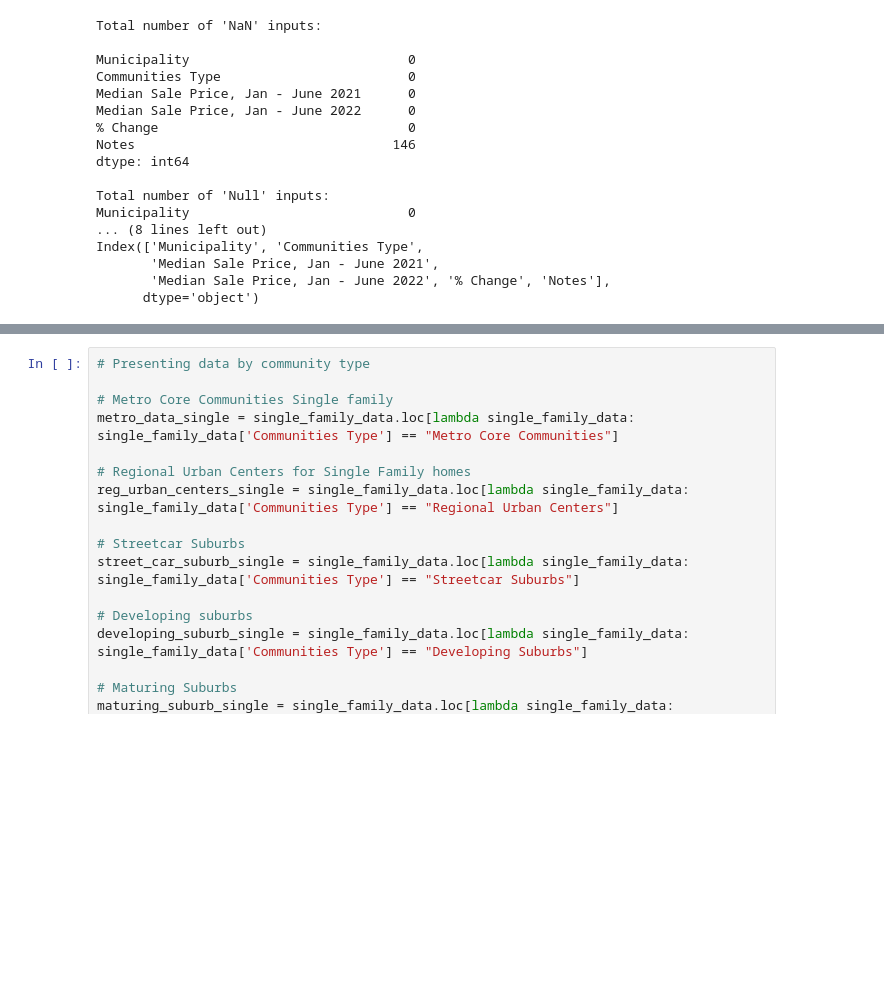
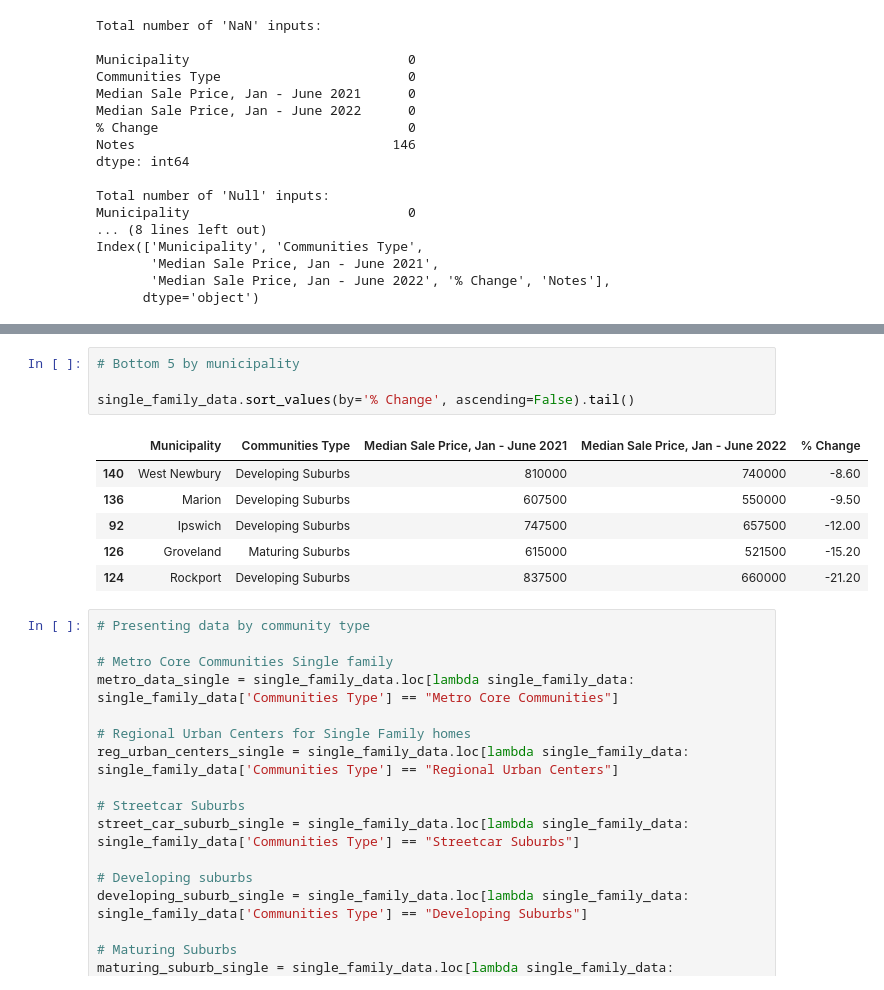
Before and after one commit to josamontiel/data-analysis, a Jupyter notebook: boston_median_home_prices_2021_2022.ipynb, the cells around one changed output, grey strips where cells are left out. Saved outputs shown, nothing was run; the diff lists cells and outputs as text; blank space fills up the shorter version.

```diff
--- a/boston_median_home_prices_2021_2022.ipynb
+++ b/boston_median_home_prices_2021_2022.ipynb
@@ -134,3 +145,14 @@ Index(['Municipality', 'Communities Type',
+# %%
+# Bottom 5 by municipality
+
+single_family_data.sort_values(by='% Change', ascending=False).tail()
+# %% [output]
+|  | Municipality | Communities Type | Median Sale Price, Jan - June 2021 | Median Sale Price, Jan - June 2022 | % Change |
+| 140 | West Newbury | Developing Suburbs | 810000 | 740000 | -8.60 |
+| 136 | Marion | Developing Suburbs | 607500 | 550000 | -9.50 |
+| 92 | Ipswich | Developing Suburbs | 747500 | 657500 | -12.00 |
+| 126 | Groveland | Maturing Suburbs | 615000 | 521500 | -15.20 |
+| 124 | Rockport | Developing Suburbs | 837500 | 660000 | -21.20 |
 # %%
 # Presenting data by community type
 
```
Also changed, not shown: parts of 1 cell of this notebook.
